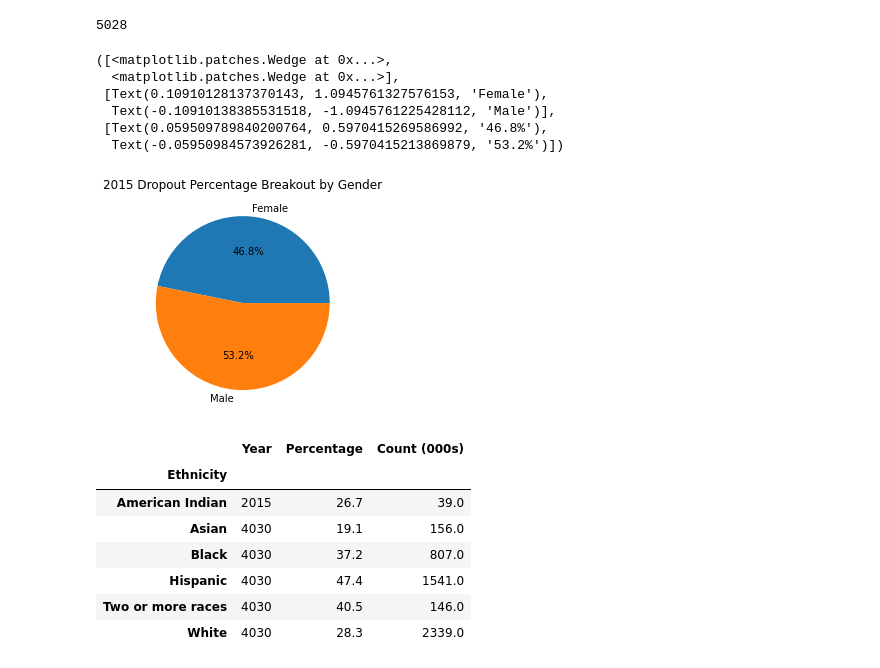
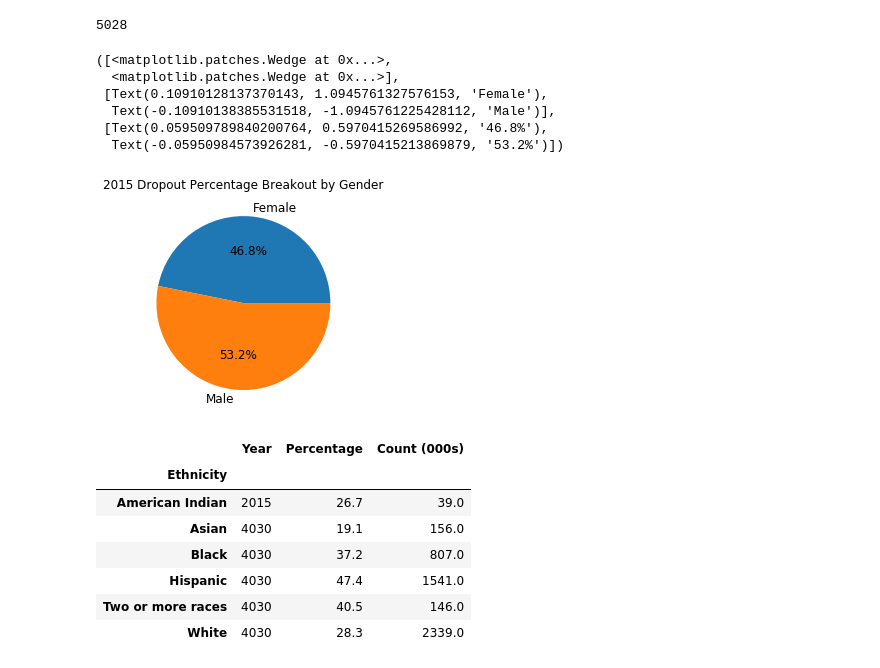
Before and after one commit to hannahduncan/bullying-in-america, a Jupyter notebook: NationalStats.ipynb, the cells around one changed output. Cells and saved outputs as stored; diff of their text form; code cells hidden in the pictures.

```diff
--- a/NationalStats.ipynb
+++ b/NationalStats.ipynb
@@ -71,18 +65,18 @@ SY2015_gender.sum()
 # %%
 # Generate a pie plot showing the distribution of female versus male mice using pyplot
 genders = ["Female", "Male"]
 gcounts = [2355, 2673]
 
 plt.title("2015 Dropout Percentage Breakout by Gender")
-plt.pie(gcounts, labels=genders, autopct="%1.1f%%")
+plt.pie(gcounts, labels=genders, textprops={'size': 'larger'}, autopct="%1.1f%%")
 # %% [output]
 ([<matplotlib.patches.Wedge at 0x...>,
   <matplotlib.patches.Wedge at 0x...>],
  [Text(0.10910128137370143, 1.0945761327576153, 'Female'),
   Text(-0.10910138385531518, -1.0945761225428112, 'Male')],
  [Text(0.059509789840200764, 0.5970415269586992, '46.8%'),
   Text(-0.05950984573926281, -0.5970415213869879, '53.2%')])
-[figure, old version]
+[figure, new version]
 # %%
 #Group dropout data by ethnicity
 SY2015_ethnic = SY2015_dfc.groupby("Ethnicity")
```
Also changed, not shown: parts of 5 cells of this notebook.
